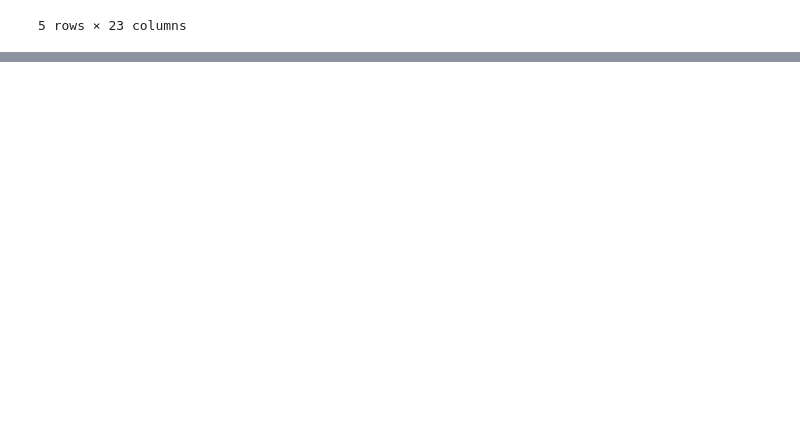
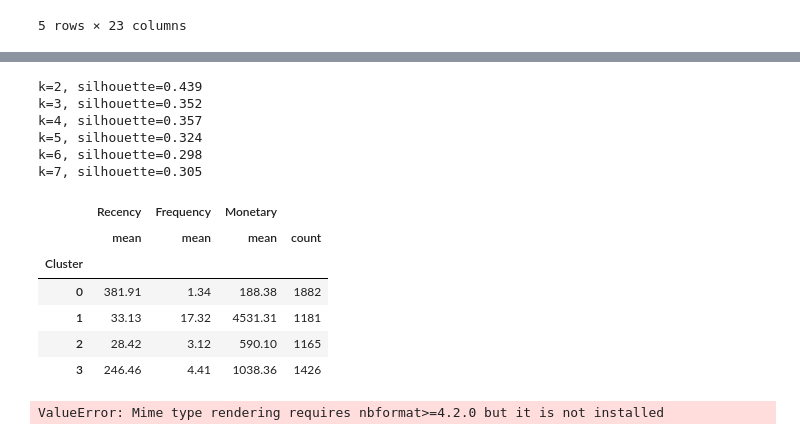
Before and after one commit to hansdarmawann/or2mrfm-1, a Jupyter notebook: notebooks/code.ipynb, the cells around one changed output, grey strips where cells are left out. Cells and saved outputs as stored; diff of their text form; code cells hidden in the pictures; blank space fills up the shorter version.

```diff
--- a/notebooks/code.ipynb
+++ b/notebooks/code.ipynb
@@ -39,0 +168,27 @@ None
+# %%
+from sklearn.preprocessing import RobustScaler
+
+scaler = RobustScaler()
+rfm_scaled = scaler.fit_transform(rfm_log)
+
+# Ubah kembali ke DataFrame agar enak dilihat
+df_scaled = pd.DataFrame(rfm_scaled, columns=['Recency', 'Frequency', 'Monetary'])
+# %%
+from sklearn.cluster import KMeans
+import matplotlib.pyplot as plt
+
+inertia = []
+K = range(1, 11)
+
+for k in K:
+    kmeans = KMeans(n_clusters=k, random_state=42, n_init=10)
+    kmeans.fit(df_scaled)
+    inertia.append(kmeans.inertia_)
+
+# Visualisasi Elbow Method
+plt.figure(figsize=(8, 5))
+plt.plot(K, inertia, 'bx-')
+plt.xlabel('Jumlah Cluster (k)')
+plt.ylabel('Inertia')
+plt.title('Elbow Method untuk Mencari K Optimal')
+plt.show()
@@ -39,0 +197,47 @@ None
+# %%
+from sklearn.metrics import silhouette_score
+
+for k in range(2,8):
+    kmeans = KMeans(n_clusters=k, random_state=42, n_init=10)
+    labels = kmeans.fit_predict(df_scaled)
+    score = silhouette_score(df_scaled, labels)
+    print(f"k={k}, silhouette={score:.3f}") # ambil dengan nilai tertinggi
+# %% [output]
+k=2, silhouette=0.439
+k=3, silhouette=0.352
+k=4, silhouette=0.357
+k=5, silhouette=0.324
+k=6, silhouette=0.298
+k=7, silhouette=0.305
+# %%
+# 1. Jalankan K-Means dengan K pilihanmu (contoh k=4)
+k_optimal = 4
+kmeans = KMeans(n_clusters=k_optimal, random_state=42, n_init=10)
+rfm['Cluster'] = kmeans.fit_predict(df_scaled)
+
+# 2. Cek rata-rata tiap cluster untuk interpretasi
+cluster_analysis = rfm.groupby('Cluster').agg({
+    'Recency': 'mean',
+    'Frequency': 'mean',
+    'Monetary': ['mean', 'count']
+}).round(2)
+
+display(cluster_analysis)
+# %% [output]
+|  | Recency | Frequency | Monetary |  |
+|  | mean | mean | mean | count |
+| Cluster |  |  |  |  |
+| 0 | 381.91 | 1.34 | 188.38 | 1882 |
+| 1 | 33.13 | 17.32 | 4531.31 | 1181 |
+| 2 | 28.42 | 3.12 | 590.10 | 1165 |
+| 3 | 246.46 | 4.41 | 1038.36 | 1426 |
+# %%
+import plotly.express as px
+
+# Visualisasi 3D menggunakan Plotly (interaktif)
+fig = px.scatter_3d(rfm, x='Recency', y='Frequency', z='Monetary',
+                    color='Cluster', opacity=0.7,
+                    title='3D Visualization of Customer Segments')
+fig.show()
+# %% [output]
+ValueError: Mime type rendering requires nbformat>=4.2.0 but it is not installed
```
Also changed, not shown: parts of 9 cells of this notebook.
